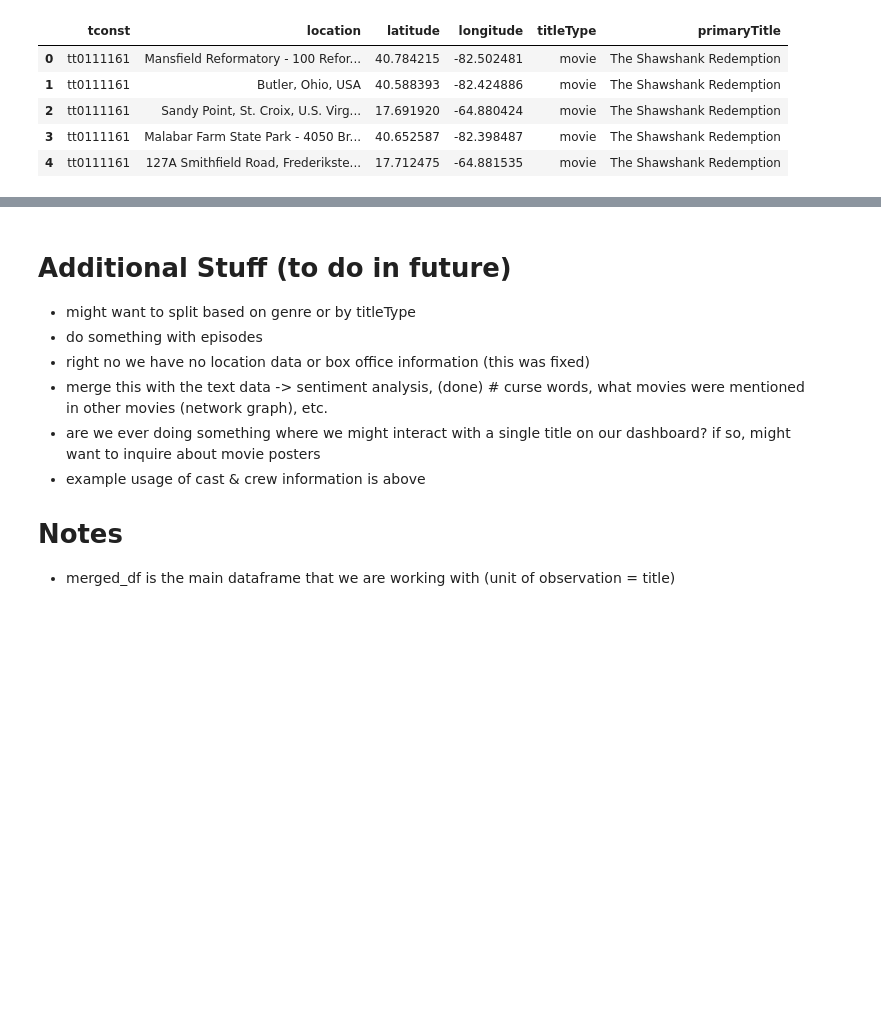
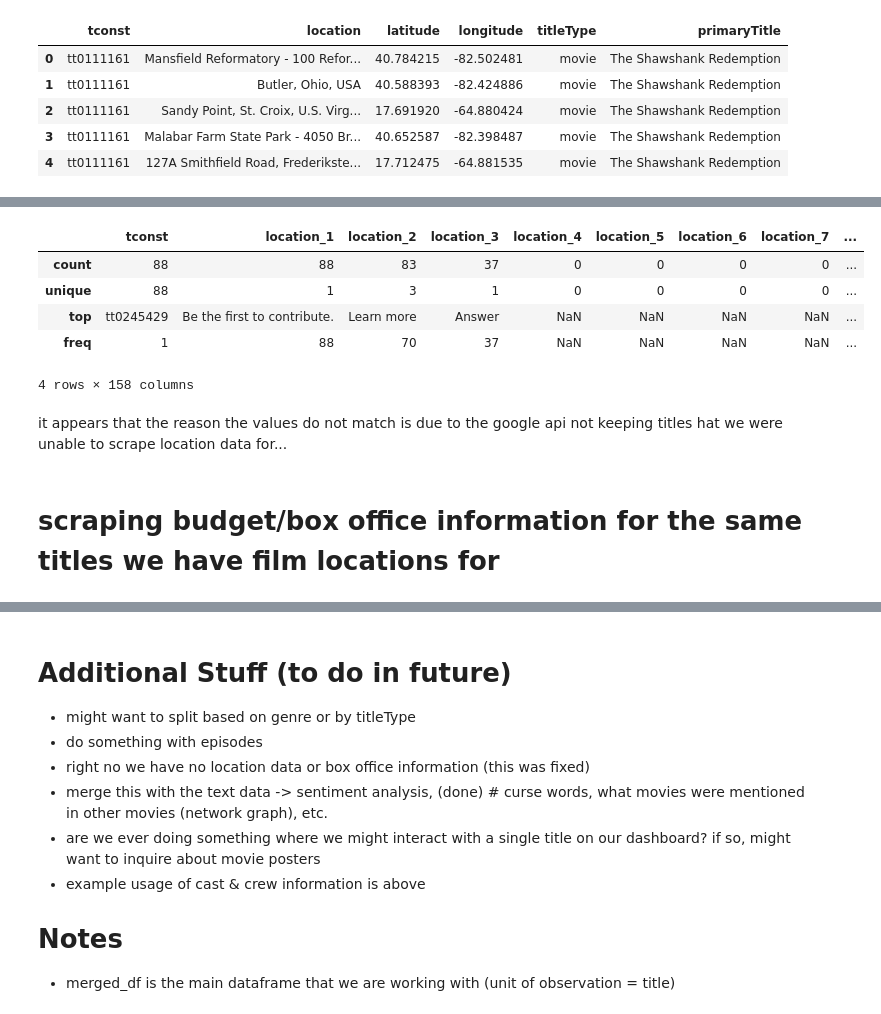
Before and after one commit to wmcgloin/movie_project, a Jupyter notebook: docs/data_cleaning.ipynb, the cells around one changed output, grey strips where cells are left out. Saved outputs shown, nothing was run; the diff lists cells and outputs as text; code cells hidden in the pictures; blank space fills up the shorter version.

```diff
--- a/docs/data_cleaning.ipynb
+++ b/docs/data_cleaning.ipynb
@@ -1794,0 +1932,11 @@ test_df.to_csv('../data/clean_data/location_data.csv', index = False)
+# %%
+not_in_unique_tconst.describe()
+# %% [output]
+|  | tconst | location_1 | location_2 | location_3 | location_4 | location_5 | location_6 | location_7 | ... |
+| count | 88 | 88 | 83 | 37 | 0 | 0 | 0 | 0 | ... |
+| unique | 88 | 1 | 3 | 1 | 0 | 0 | 0 | 0 | ... |
+| top | tt0245429 | Be the first to contribute. | Learn more | Answer | NaN | NaN | NaN | NaN | ... |
+| freq | 1 | 88 | 70 | 37 | NaN | NaN | NaN | NaN | ... |
+4 rows × 158 columns
+# %% [markdown]
+it appears that the reason the values do not match is due to the google api not keeping titles hat we were unable to scrape location data for...
@@ -1794,0 +1946,2 @@ test_df.to_csv('../data/clean_data/location_data.csv', index = False)
+# %% [markdown]
+# scraping budget/box office information for the same titles we have film locations for
```
Also changed, not shown: parts of 22 cells of this notebook, 4 other files.
